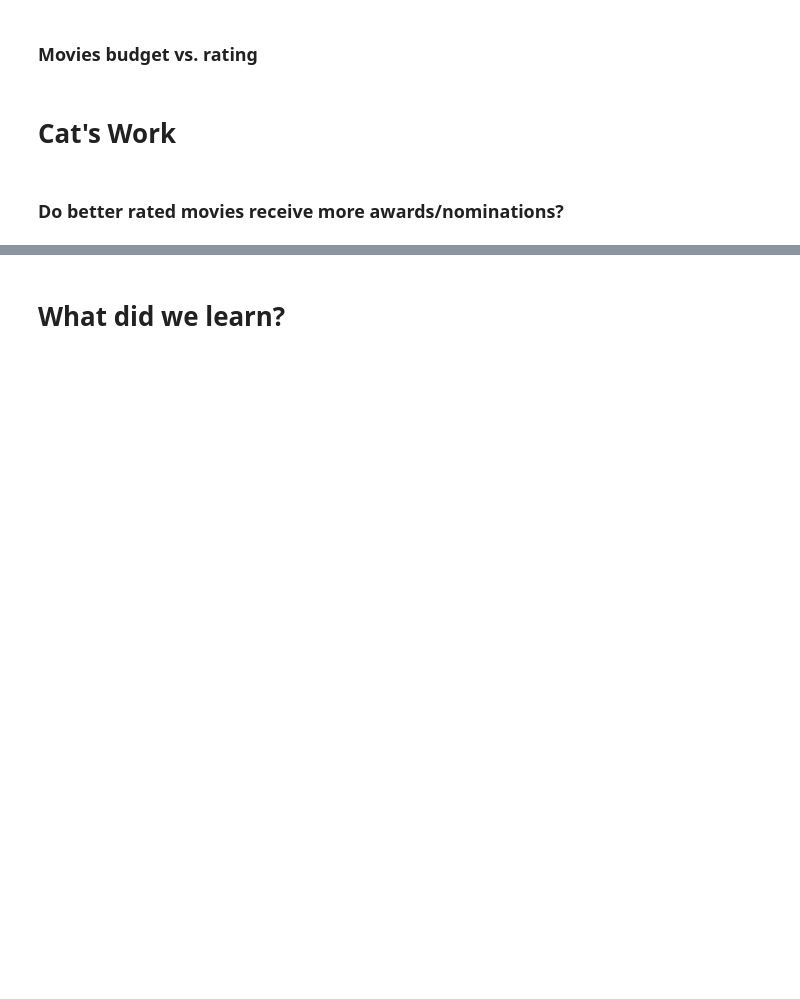
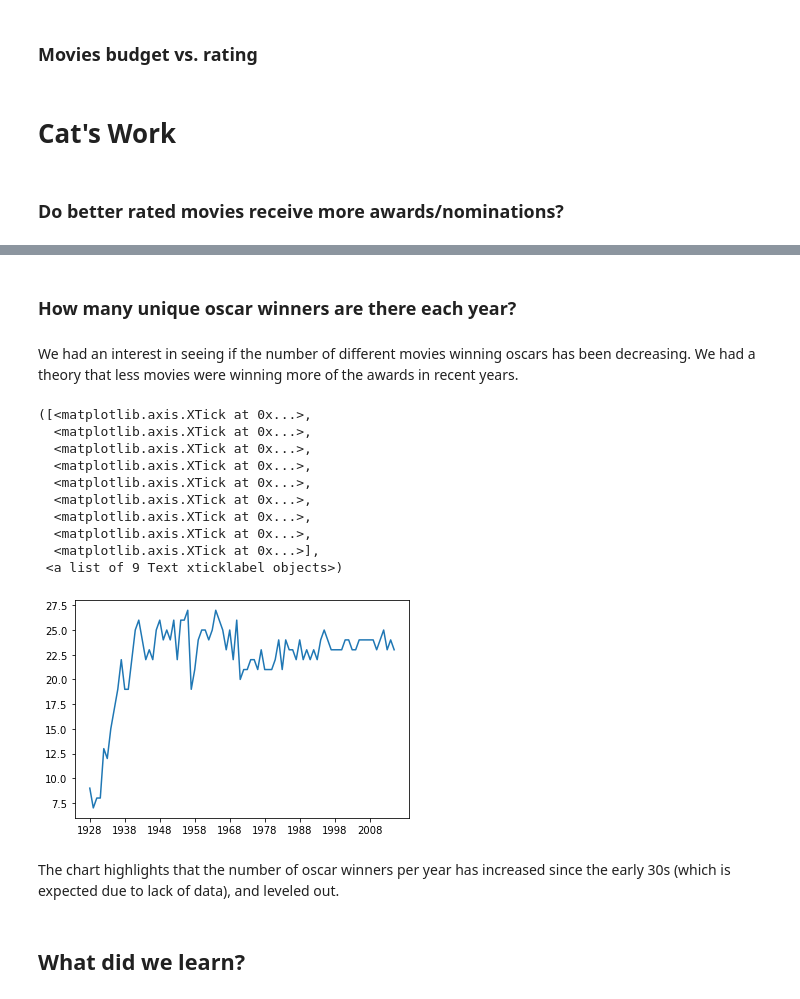
Before and after one commit to almetzler/SI330Final, a Jupyter notebook: NewFinal.ipynb, the cells around one changed output, grey strips where cells are left out. Saved outputs shown, nothing was run; the diff lists cells and outputs as text; code cells hidden in the pictures; blank space fills up the shorter version.

```diff
--- a/NewFinal.ipynb
+++ b/NewFinal.ipynb
@@ -59,2 +192,28 @@ The two things that she made were two ways to look at that
+# %% [markdown]
+### How many unique oscar winners are there each year?
+# %% [markdown]
+We had an interest in seeing if the number of different movies winning oscars has been decreasing. We had a theory that less movies were winning more of the awards in recent years.
+# %%
+# reading in the Oscar data and grouping by year to get the count of unique movies that year
+award2 = award[award['Winner'] == 1].groupby('Year').nunique()
+
+# WORK ON THIS
+xaxis2 = [int(x[-4:]) for x in list(award2.index)]
+plt.plot(xaxis2, award2['Film'])
+plt.xticks(np.arange(min(xaxis2), max(xaxis2)+1, 10.0))
+# %% [output]
+([<matplotlib.axis.XTick at 0x...>,
+  <matplotlib.axis.XTick at 0x...>,
+  <matplotlib.axis.XTick at 0x...>,
+  <matplotlib.axis.XTick at 0x...>,
+  <matplotlib.axis.XTick at 0x...>,
+  <matplotlib.axis.XTick at 0x...>,
+  <matplotlib.axis.XTick at 0x...>,
+  <matplotlib.axis.XTick at 0x...>,
+  <matplotlib.axis.XTick at 0x...>],
+ <a list of 9 Text xticklabel objects>)
+[figure, added]
+# %% [markdown]
+The chart highlights that the number of oscar winners per year has increased since the early 30s (which is expected due to lack of data), and leveled out.
 # %% [markdown]
-# What did we learn?
+## What did we learn?
```
Also changed, not shown: parts of 12 cells of this notebook, 1 other file.
